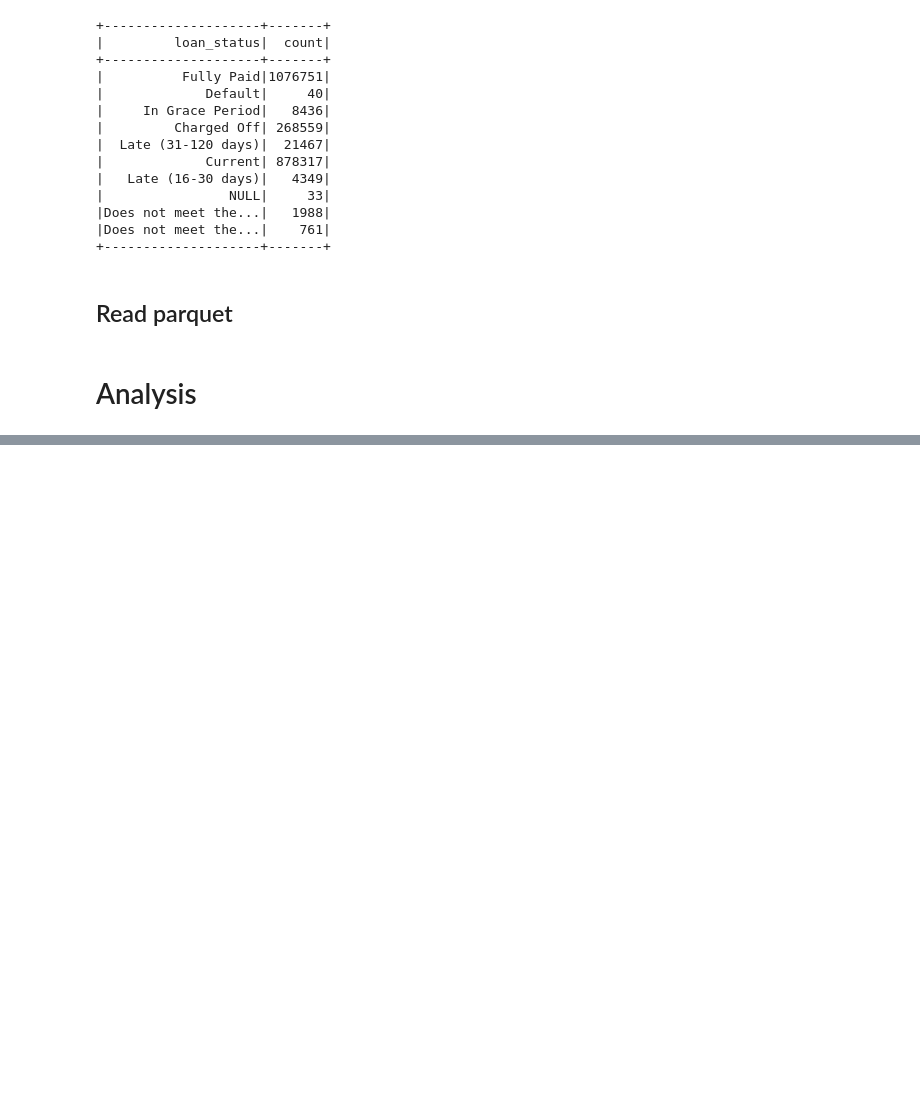
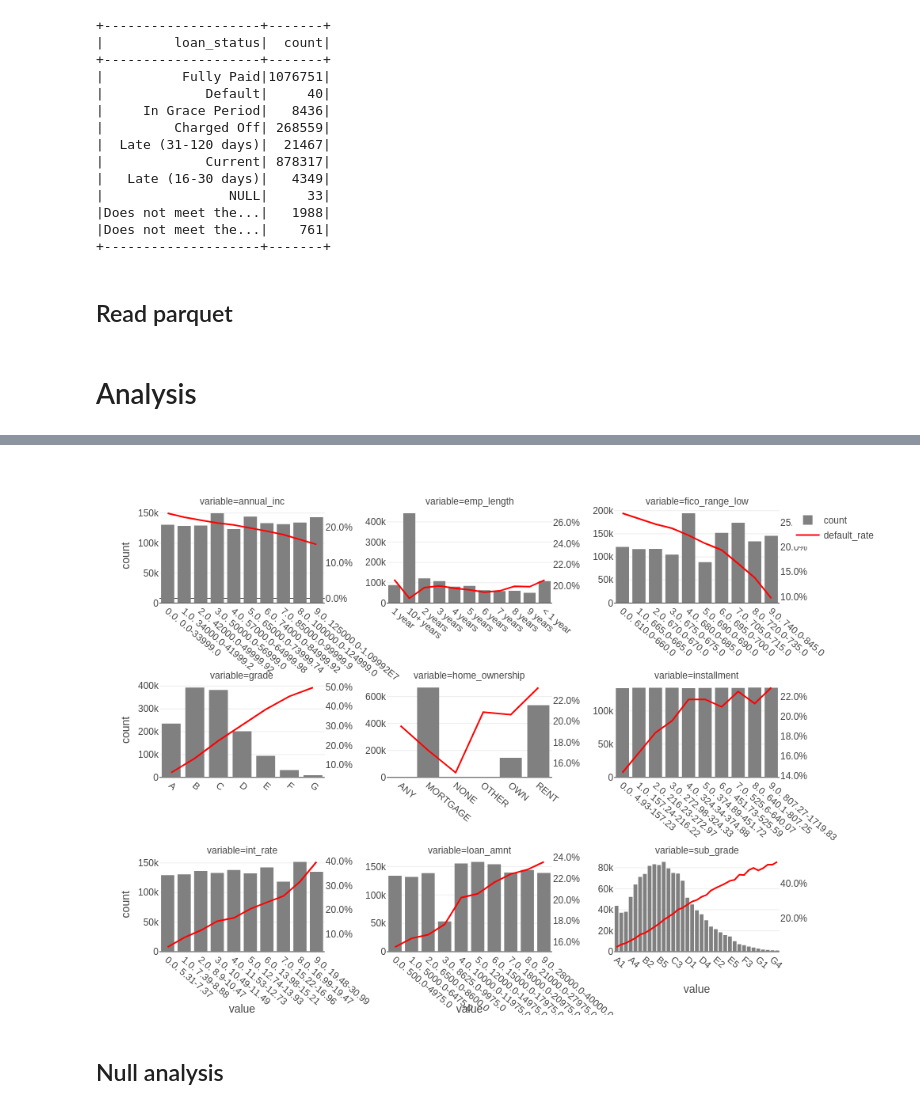
Before and after one commit to neon-belfante/lending-club-analysis, a Jupyter notebook: src/00.data_analysis.ipynb, the cells around one changed output, grey strips where cells are left out. Drawn from its saved outputs; the diff is of its cells as text; code cells hidden in the pictures; blank space fills up the shorter version.

Commit message:
Update data analysis

```diff
--- a/src/00.data_analysis.ipynb
+++ b/src/00.data_analysis.ipynb
@@ -356,0 +228,52 @@ class binnerSelector:
+# %%
+data_chart = data_chart.sort_values(["variable", "value"])
+fig1 = px.line(data_chart,
+              x='value',
+              y='default_rate',
+              facet_col="variable",
+              facet_col_wrap=3,
+              facet_col_spacing=0.1,
+              template='none',
+              color_discrete_sequence=['red'],
+              category_orders={'variable':data_chart['variable'].drop_duplicates().sort_values()},
+              width=700)
+fig1.update_traces(name="default_rate", legendgroup="default_rate")
+fig1.update_traces(selector={'xaxis':'x'}, showlegend=True)
+fig1.update_xaxes(matches=None, showticklabels=True)
+fig1.update_yaxes(matches=None, showticklabels=True)
+
+fig2 = px.bar(data_chart,
+              x='value',
+              y='count',
+              facet_col="variable",
+              facet_col_wrap=3,
+              facet_col_spacing=0.1,
+              facet_row_spacing=0.18,
+              template='none',
+              color_discrete_sequence=['grey'],
+              category_orders={'variable':data_chart['variable'].drop_duplicates().sort_values()},
+              height=700,
+              width=1000)
+fig2.update_traces(name="count", legendgroup="count")
+fig2.update_traces(selector={'xaxis':'x'}, showlegend=True)
+
+for i, data_i in enumerate(fig1['data']):
+    n = len(fig2['data'])+i+1
+    y = f'y{n}'
+    data_i['yaxis'] = y
+    fig2.add_traces(data_i)
+    fig2['layout'][f"yaxis{n}"] = {
+        'anchor': fig2['data'][i]['xaxis'],
+        'overlaying' : fig2['data'][i]['yaxis'],
+        'side':'right',
+        'tickformat':'0.1%',
+        'showgrid':False
+    }
+
+fig2.update_xaxes(matches=None, showticklabels=True, tickangle=40)
+fig2.update_yaxes(matches=None, showticklabels=True)
+Image(fig2.to_image("png"))
+# %% [output]
+[figure, added]
+# %% [markdown]
+## Null analysis
```
Also changed, not shown: parts of 17 cells of this notebook, 1 other file.
